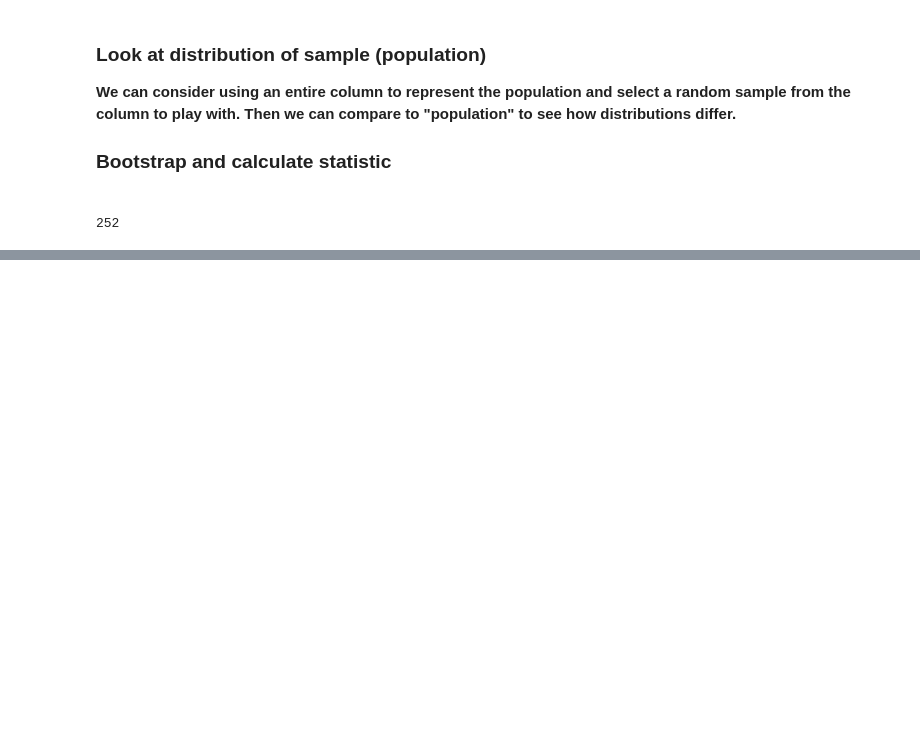
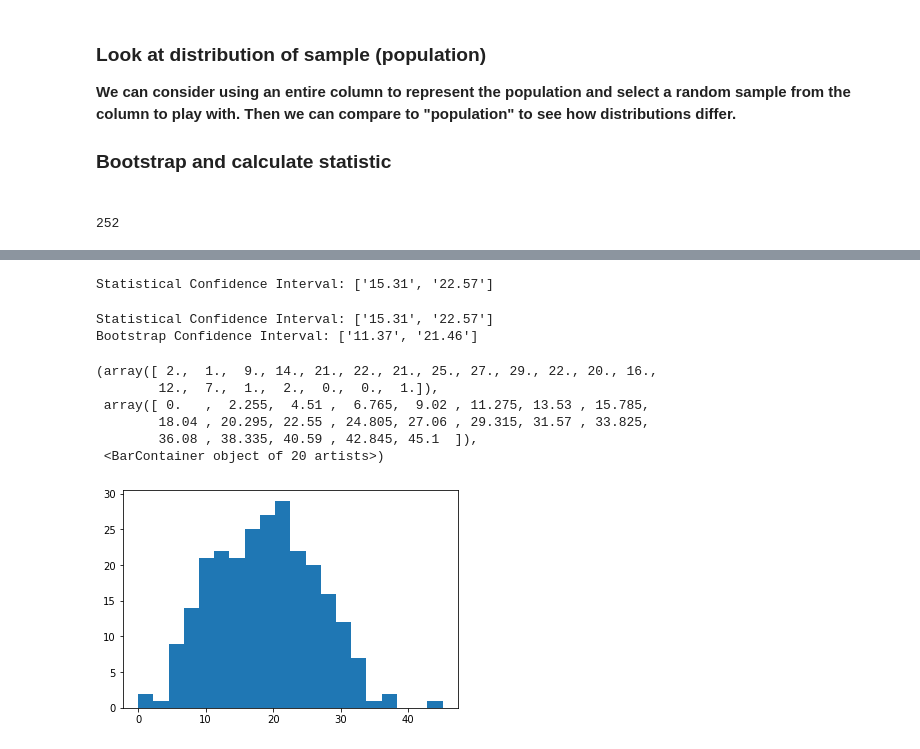
Before and after one commit to lbdeoliveira/msds610_code_presentation, a Jupyter notebook: Bootstrapping_Presentation.ipynb, the cells around one changed output, grey strips where cells are left out. Drawn from its saved outputs; the diff is of its cells as text; code cells hidden in the pictures; blank space fills up the shorter version.

Commit message:
added bootstrapping

```diff
--- a/Bootstrapping_Presentation.ipynb
+++ b/Bootstrapping_Presentation.ipynb
@@ -105,8 +107,8 @@ plt.show()
 4. Compare to population
 # %%
 # Load data
-data = pd.read_csv('BodyFatPercentage.csv')
-data.head()
+bfp = pd.read_csv('BodyFatPercentage.csv')
+bfp.head()
 # %% [output]
 |  | IDNO | BODYFAT | DENSITY | AGE | WEIGHT | HEIGHT | NECK | CHEST | ABDOMEN | HIP | THIGH | ... |
 | 0 | 1 | 12.6 | 1.0708 | 23 | 154.25 | 67.75 | 36.2 | 93.1 | 85.2 | 94.5 | 59.0 | ... |
@@ -139,0 +171,6 @@ len(data)
+# %%
+s = np.std(bfp['BODYFAT'], ddof = 1)
+stat_ci = [bf_mean - t.ppf(1 - 0.05/2, n-1)* (s / np.sqrt(n)), bf_mean + t.ppf(1 - 0.05/2, n-1)* (s / np.sqrt(n))]
+print(f'''Statistical Confidence Interval: {[f'{e:.2f}' for e in stat_ci]}''')
+# %% [output]
+Statistical Confidence Interval: ['15.31', '22.57']
@@ -139,0 +186,16 @@ len(data)
+# %%
+print(f'''Statistical Confidence Interval: {[f'{e:.2f}' for e in stat_ci]}''')
+print(f'''Bootstrap Confidence Interval: {[f'{e:.2f}' for e in boot_ci]}''')
+# %% [output]
+Statistical Confidence Interval: ['15.31', '22.57']
+Bootstrap Confidence Interval: ['11.37', '21.46']
+# %%
+plt.hist(bfp['BODYFAT'],bins=20)
+# %% [output]
+(array([ 2.,  1.,  9., 14., 21., 22., 21., 25., 27., 29., 22., 20., 16.,
+        12.,  7.,  1.,  2.,  0.,  0.,  1.]),
+ array([ 0.   ,  2.255,  4.51 ,  6.765,  9.02 , 11.275, 13.53 , 15.785,
+        18.04 , 20.295, 22.55 , 24.805, 27.06 , 29.315, 31.57 , 33.825,
+        36.08 , 38.335, 40.59 , 42.845, 45.1  ]),
+ <BarContainer object of 20 artists>)
+[figure, added]
```
Also changed, not shown: parts of 8 cells of this notebook.
